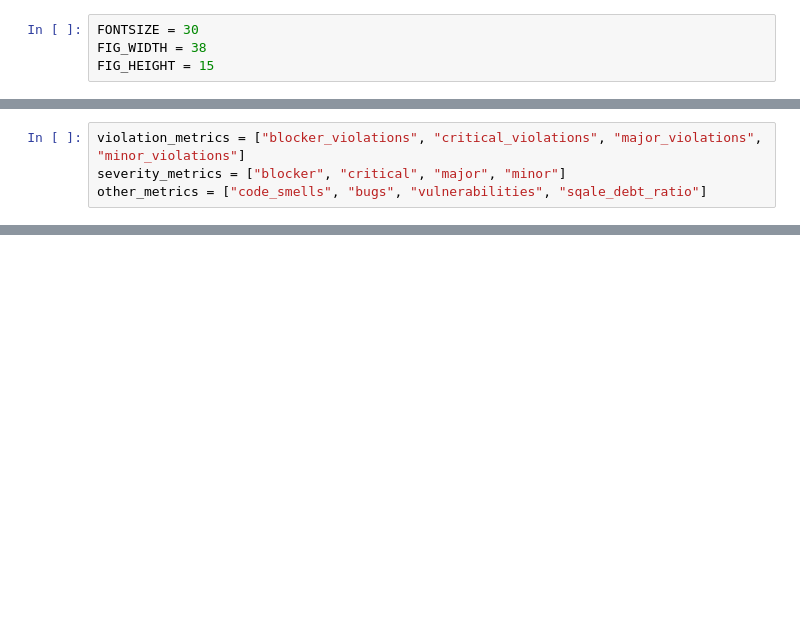
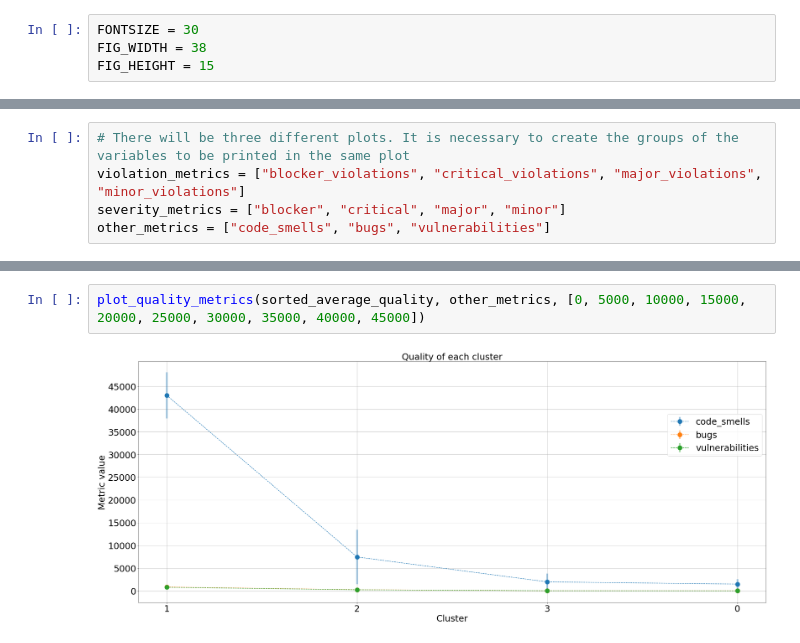
Before and after one commit to Vinomo4/SWTech, a Jupyter notebook: models/Validation.ipynb, the cells around one changed output, grey strips where cells are left out. Saved outputs shown, nothing was run; the diff lists cells and outputs as text; blank space fills up the shorter version.

```diff
--- a/models/Validation.ipynb
+++ b/models/Validation.ipynb
@@ -90,6 +175,7 @@ def plot_quality_metrics(df,metrics):
     plt.show()
     plt.close()
 # %%
+# There will be three different plots. It is necessary to create the groups of the variables to be printed in the same plot
 violation_metrics = ["blocker_violations", "critical_violations", "major_violations", "minor_violations"]
 severity_metrics = ["blocker", "critical", "major", "minor"]
-other_metrics = ["code_smells", "bugs", "vulnerabilities", "sqale_debt_ratio"]
+other_metrics = ["code_smells", "bugs", "vulnerabilities"]
@@ -286,0 +203,4 @@ AttributeError: 'Series' object has no attribute 'iterrows'
+# %%
+plot_quality_metrics(sorted_average_quality, other_metrics, [0, 5000, 10000, 15000, 20000, 25000, 30000, 35000, 40000, 45000])
+# %% [output]
+[figure, added]
```
Also changed, not shown: parts of 33 cells of this notebook.
